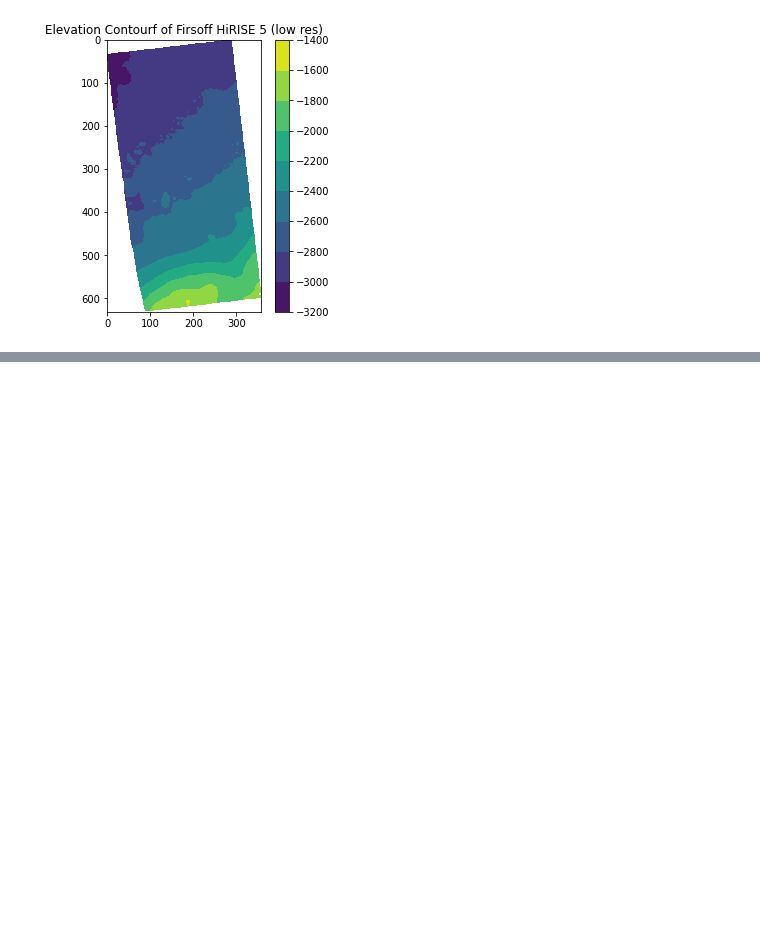
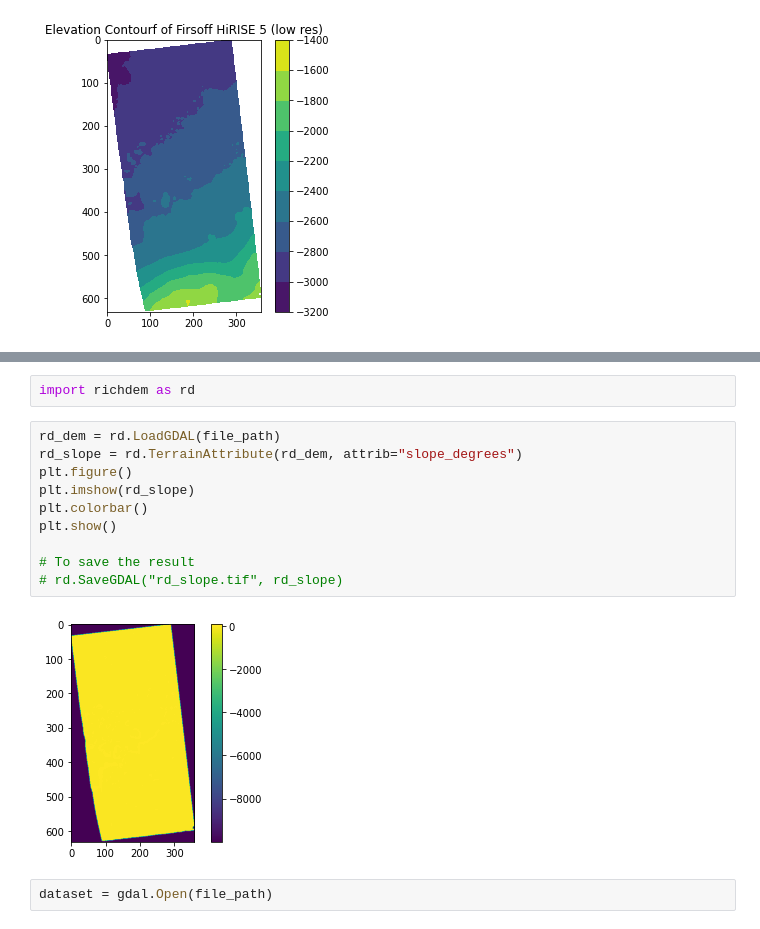
Before and after one commit to SalimFares4/Image-Segmentation, a Jupyter notebook: Code/Visualization/2D Visualization.ipynb, the cells around one changed output, grey strips where cells are left out. Drawn from its saved outputs; the diff is of its cells as text; blank space fills up the shorter version.

```diff
--- a/Code/Visualization/2D Visualization.ipynb
+++ b/Code/Visualization/2D Visualization.ipynb
@@ -75,0 +121,16 @@ plt.show()
+# %%
+import richdem as rd
+# %%
+rd_dem = rd.LoadGDAL(file_path)
+rd_slope = rd.TerrainAttribute(rd_dem, attrib="slope_degrees")
+plt.figure()
+plt.imshow(rd_slope)
+plt.colorbar()
+plt.show()
+
+# To save the result
+# rd.SaveGDAL("rd_slope.tif", rd_slope)
+# %% [output]
+[figure, added]
+# %%
+dataset = gdal.Open(file_path)
```
Also changed, not shown: parts of 14 cells of this notebook.
